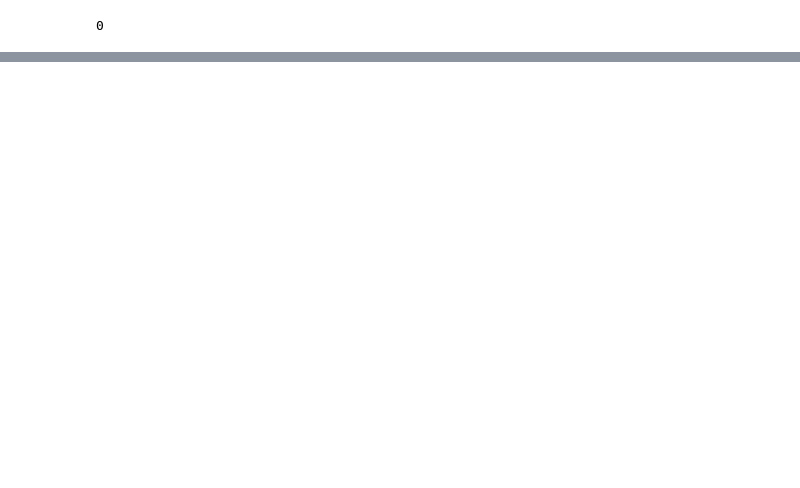
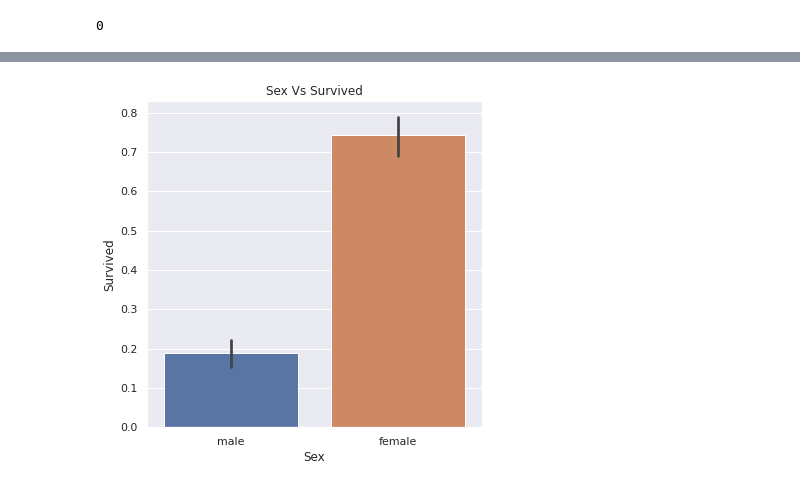
Before and after one commit to Yusrah23/Python_Scripts, a Jupyter notebook: titianic_pred.ipynb, the cells around one changed output, grey strips where cells are left out. Cells and saved outputs as stored; diff of their text form; code cells hidden in the pictures; blank space fills up the shorter version.

```diff
--- a/titianic_pred.ipynb
+++ b/titianic_pred.ipynb
@@ -98,0 +166,4 @@ sns.pairplot(data, hue='Survived')
+# %%
+survived_bar_plot('Sex')
+# %% [output]
+[figure, added]
```
Also changed, not shown: parts of 41 cells of this notebook.
